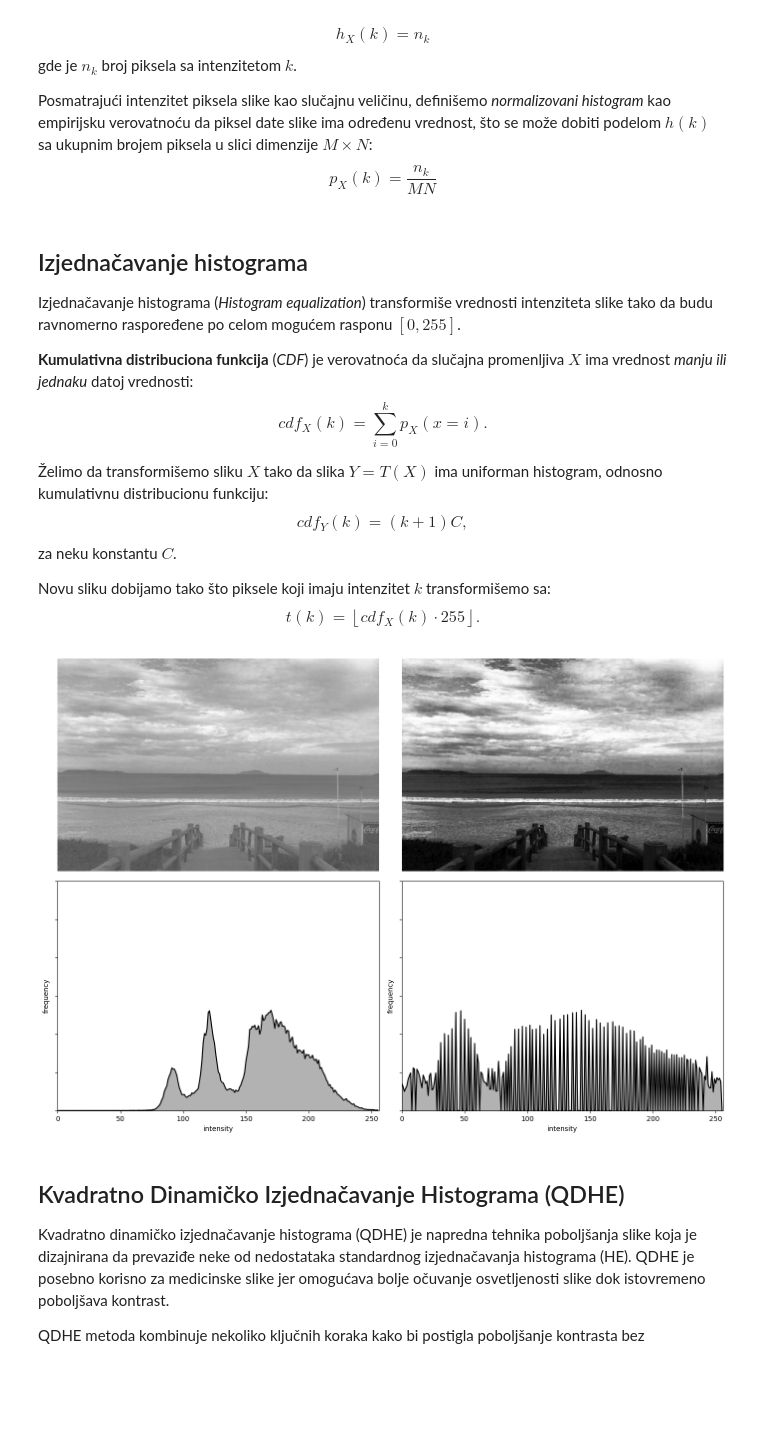
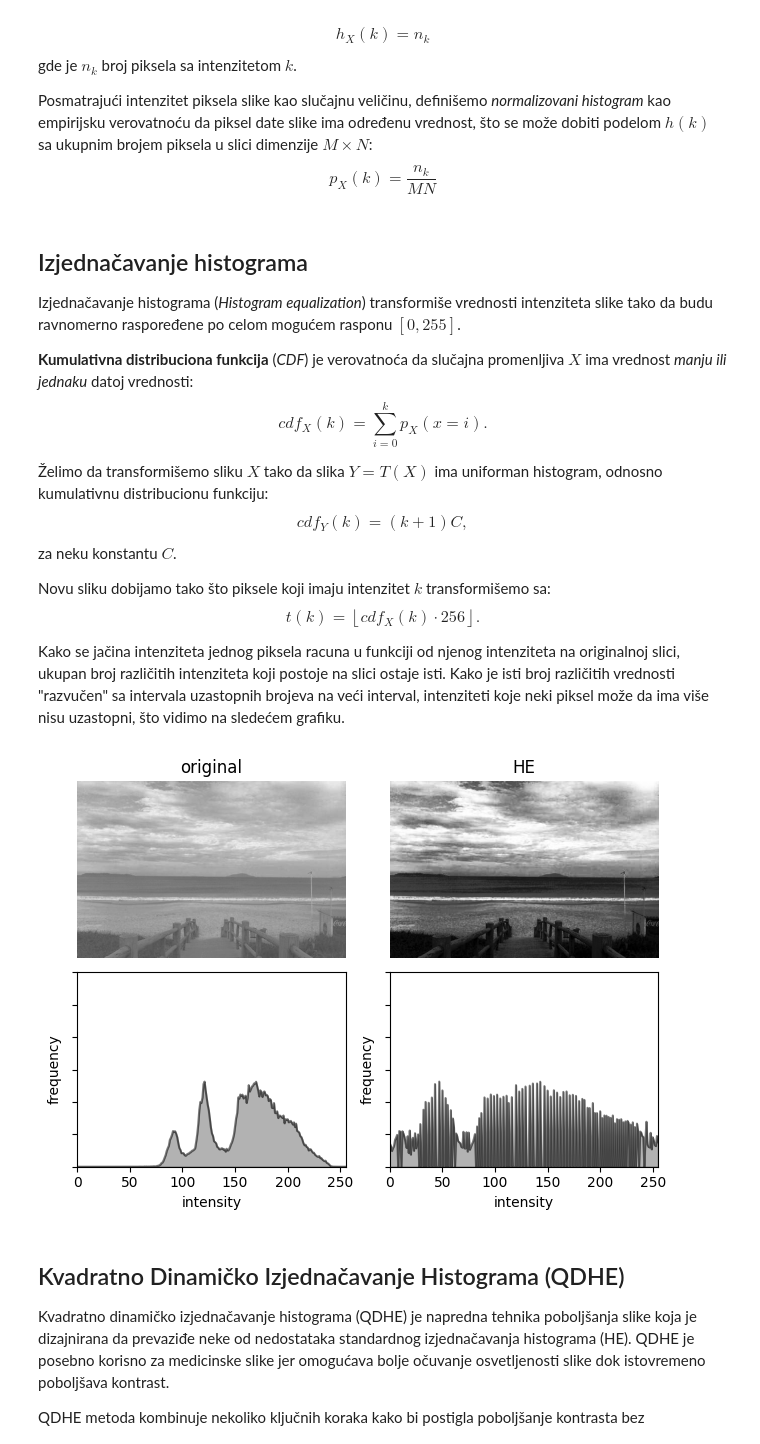
Before and after one commit to isidora00/HistogramAlgorithms, a Jupyter notebook: histogram_algorithms.ipynb, the cells around one changed output. Saved outputs shown, nothing was run; the diff lists cells and outputs as text; code cells hidden in the pictures; blank space fills up the shorter version.

```diff
--- a/histogram_algorithms.ipynb
+++ b/histogram_algorithms.ipynb
@@ -76,28 +61,31 @@ za neku konstantu $C$.
 
 Novu sliku dobijamo tako što piksele koji imaju intenzitet $k$ transformišemo sa:
 $$
-t(k) = \left \lfloor cdf_X(k)\cdot 255 \right \rfloor  .
+t(k) = \left \lfloor cdf_X(k)\cdot 256 \right \rfloor  .
 $$
+
+Kako se jačina intenziteta jednog piksela racuna u funkciji od njenog intenziteta na originalnoj slici, ukupan broj različitih intenziteta koji postoje na slici ostaje isti. Kako je isti broj različitih vrednosti "razvučen" sa intervala uzastopnih brojeva na veći interval, intenziteti koje neki piksel može da ima više nisu uzastopni, što vidimo na sledećem grafiku.
 # %%
 def cumulative_distribution_function(hist):
     total_pixels = hist.sum()
-    norm_hist = hist*1.0 / total_pixels
+    norm_hist = hist / total_pixels
     cdf = np.cumsum(norm_hist)
     return cdf
 
 def histogram_equalization(image, I_min=0, I_max=256):
     hist, _ = np.histogram(image, I_max - I_min, [I_min, I_max])
     cdf = cumulative_distribution_function(hist)
-    equalized_transform = np.floor(cdf * (I_max - I_min-1)).astype(int)
+    equalized_transform = np.floor(cdf * (I_max - I_min)).astype(int)
     return equalized_transform[image]
 
 image = cv2.imread('image.jpg', cv2.IMREAD_GRAYSCALE)
+
 he_image = histogram_equalization(image)
 
 images = [image, he_image]
-show_images_and_histograms(images)
+hp.show_images_and_histograms(images, titles = ['original', 'HE'])
 # %% [output]
-[figure, old version]
+[figure, new version]
 # %% [markdown]
 ## Kvadratno Dinamičko Izjednačavanje Histograma (QDHE)
 
```
Also changed, not shown: parts of 10 cells of this notebook, 2 other files.
